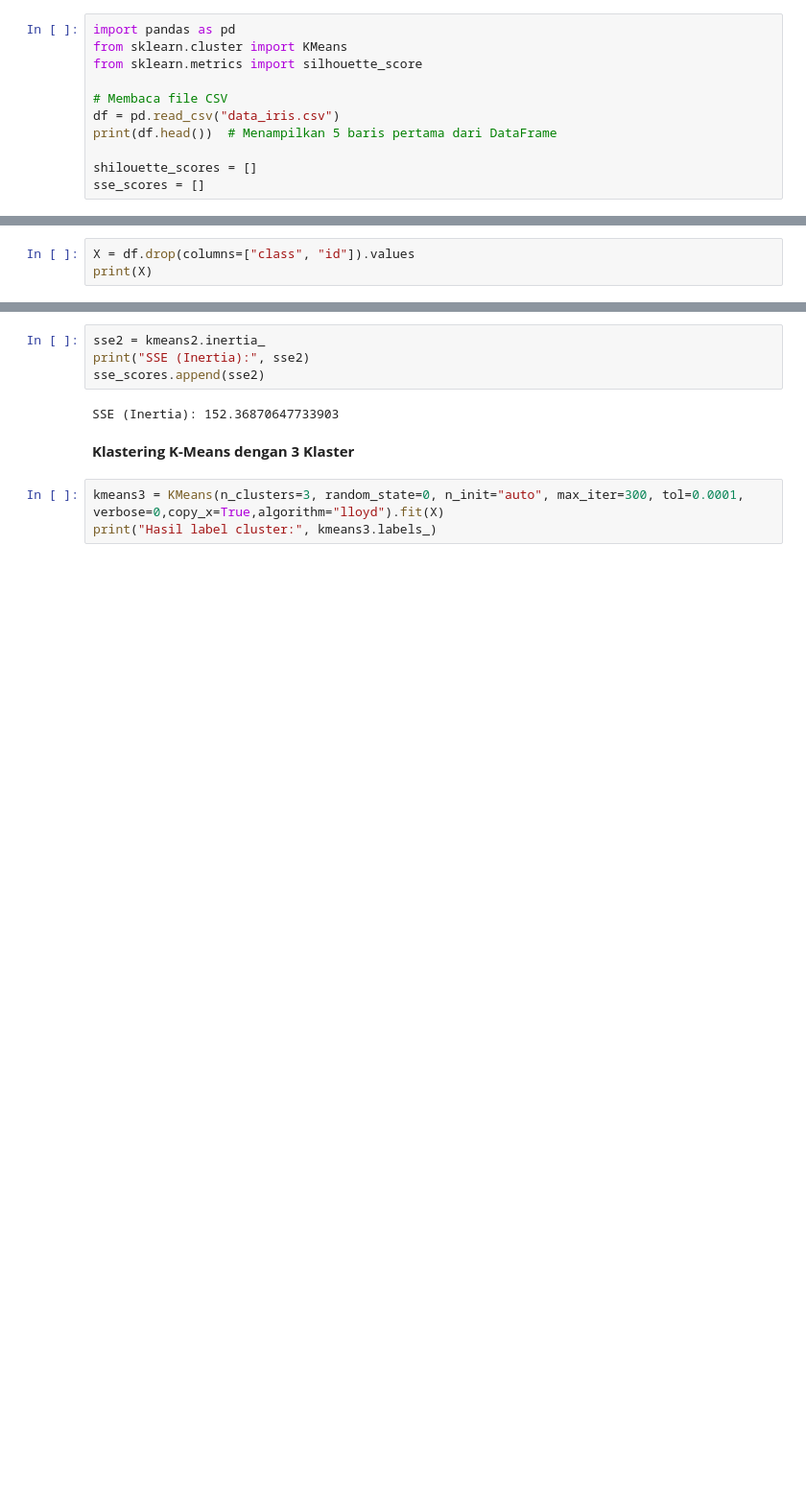
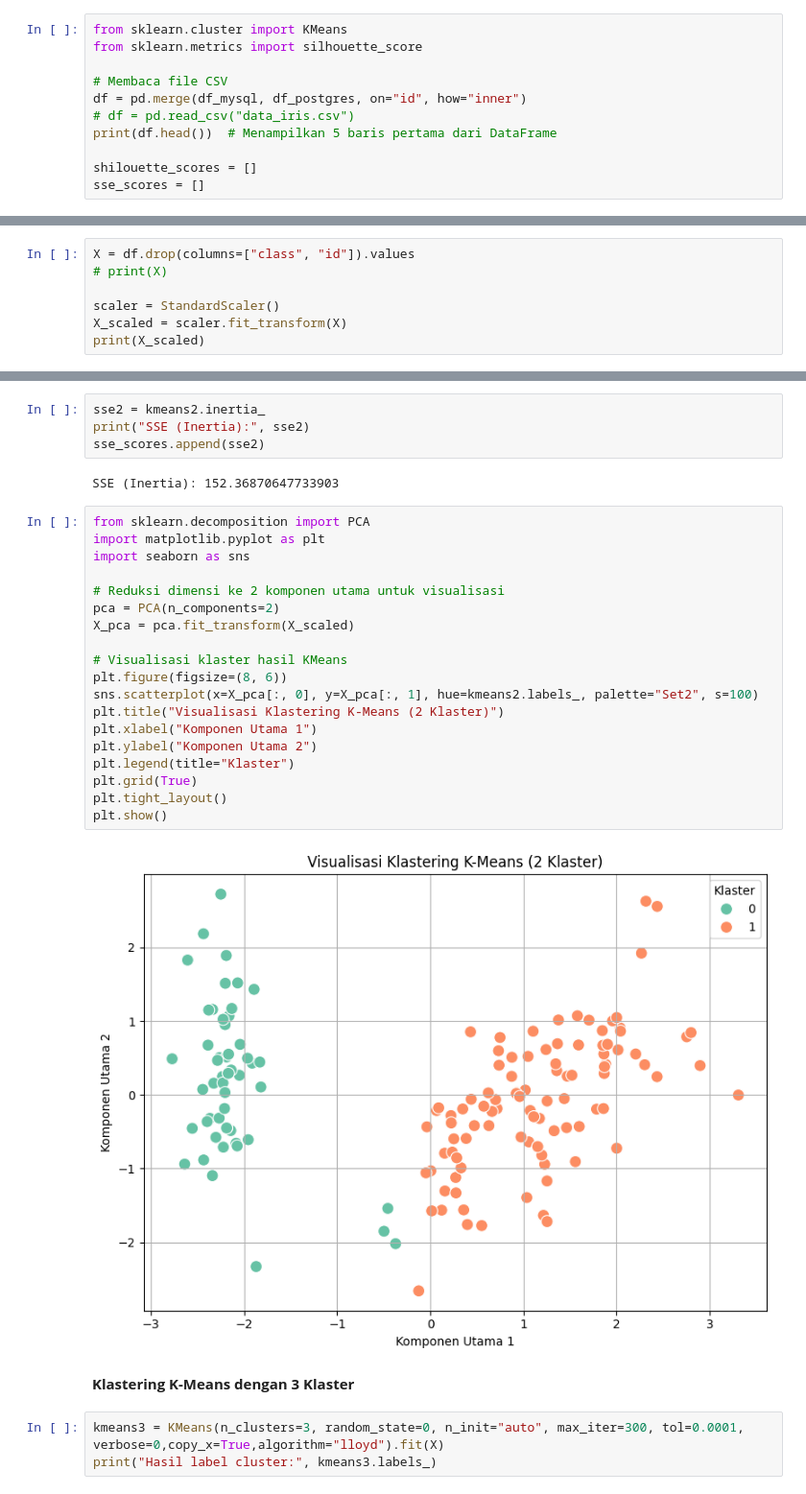
Before and after one commit to tuhu02/pendata, a Jupyter notebook: klastering.ipynb, the cells around one changed output, grey strips where cells are left out. Shown at 96% size. Drawn from its saved outputs; the diff is of its cells as text; blank space fills up the shorter version.

```diff
--- a/klastering.ipynb
+++ b/klastering.ipynb
@@ -25,10 +49,10 @@ Digunakan untuk menentukan jumlah klaster (K) yang optimal. Titik "tekukan" (elb
 # %%
-import pandas as pd
 from sklearn.cluster import KMeans
 from sklearn.metrics import silhouette_score
 
 # Membaca file CSV
-df = pd.read_csv("data_iris.csv")
+df = pd.merge(df_mysql, df_postgres, on="id", how="inner")
+# df = pd.read_csv("data_iris.csv")
 print(df.head())  # Menampilkan 5 baris pertama dari DataFrame
 
 shilouette_scores = []
@@ -42,5 +66,9 @@ sse_scores = []
 4   5  Iris-setosa           1.4          0.2           5.0          3.6
 # %%
 X = df.drop(columns=["class", "id"]).values
-print(X)
+# print(X)
+
+scaler = StandardScaler()
+X_scaled = scaler.fit_transform(X)
+print(X_scaled)
 # %% [output]
@@ -89,6 +117,27 @@ print("SSE (Inertia):", sse2)
 sse_scores.append(sse2)
 # %% [output]
 SSE (Inertia): 152.36870647733903
+# %%
+from sklearn.decomposition import PCA
+import matplotlib.pyplot as plt
+import seaborn as sns
+
+# Reduksi dimensi ke 2 komponen utama untuk visualisasi
+pca = PCA(n_components=2)
+X_pca = pca.fit_transform(X_scaled)
+
+# Visualisasi klaster hasil KMeans
+plt.figure(figsize=(8, 6))
+sns.scatterplot(x=X_pca[:, 0], y=X_pca[:, 1], hue=kmeans2.labels_, palette="Set2", s=100)
+plt.title("Visualisasi Klastering K-Means (2 Klaster)")
+plt.xlabel("Komponen Utama 1")
+plt.ylabel("Komponen Utama 2")
+plt.legend(title="Klaster")
+plt.grid(True)
+plt.tight_layout()
+plt.show()
+# %% [output]
+[figure, added]
 # %% [markdown]
 **Klastering K-Means dengan 3 Klaster**
 # %%
```
Also changed, not shown: parts of 25 cells of this notebook, 2 other files.
